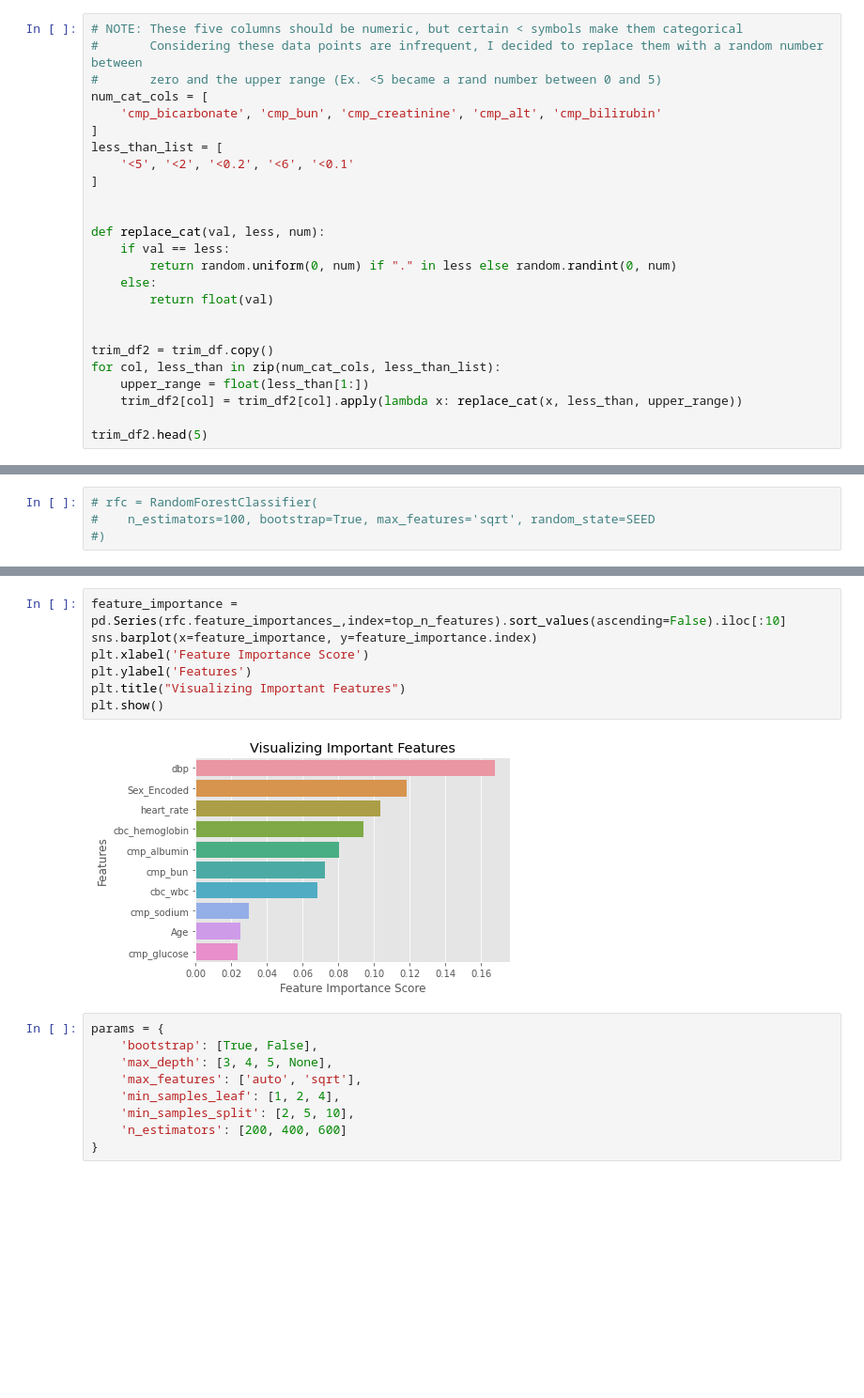
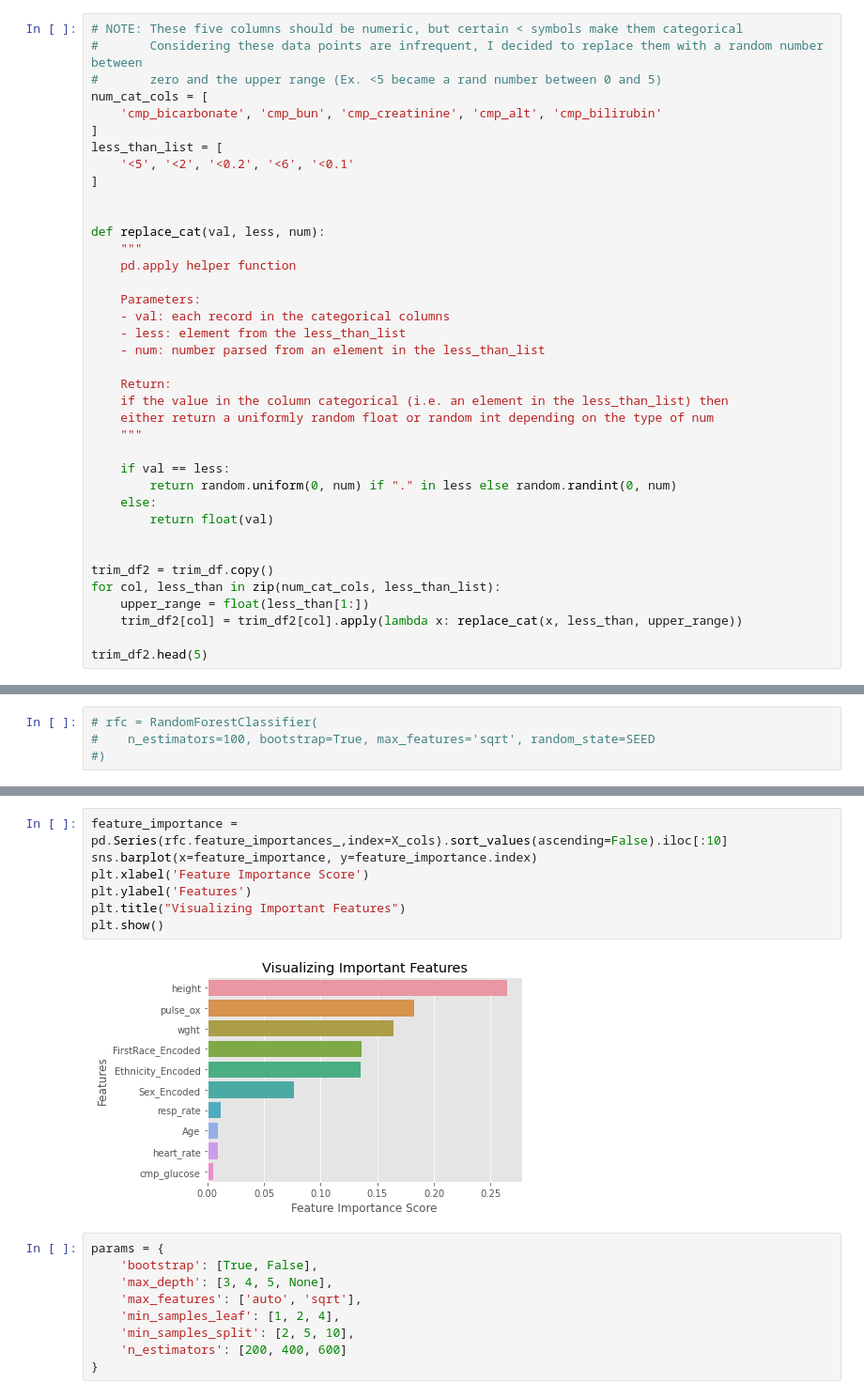
Before and after one commit to iainmuir6/Machine-Learning-with-Coronavirus-Data, a Jupyter notebook: ml_covid_research_final.ipynb, the cells around one changed output, grey strips where cells are left out. Shown at 94% size. Saved outputs shown, nothing was run; the diff lists cells and outputs as text; blank space fills up the shorter version.

```diff
--- a/ml_covid_research_final.ipynb
+++ b/ml_covid_research_final.ipynb
@@ -372,6 +376,19 @@ less_than_list = [
 
 
 def replace_cat(val, less, num):
+    """
+    pd.apply helper function
+
+    Parameters:
+    - val: each record in the categorical columns
+    - less: element from the less_than_list
+    - num: number parsed from an element in the less_than_list
+
+    Return:
+    if the value in the column categorical (i.e. an element in the less_than_list) then
+    either return a uniformly random float or random int depending on the type of num
+    """
+
     if val == less:
         return random.uniform(0, num) if "." in less else random.randint(0, num)
     else:
@@ -1643,13 +1753,13 @@ F1: 96.35%
 [figure]
 # %%
-feature_importance = pd.Series(rfc.feature_importances_,index=top_n_features).sort_values(ascending=False).iloc[:10]
+feature_importance = pd.Series(rfc.feature_importances_,index=X_cols).sort_values(ascending=False).iloc[:10]
 sns.barplot(x=feature_importance, y=feature_importance.index)
 plt.xlabel('Feature Importance Score')
 plt.ylabel('Features')
 plt.title("Visualizing Important Features")
 plt.show()
 # %% [output]
-[figure, old version]
+[figure, new version]
 # %%
 params = {
     'bootstrap': [True, False],
```
Also changed, not shown: parts of 50 cells of this notebook.
